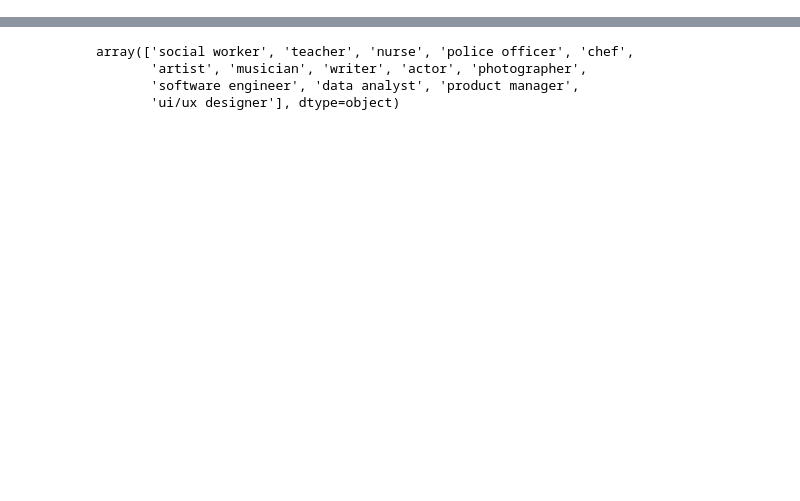
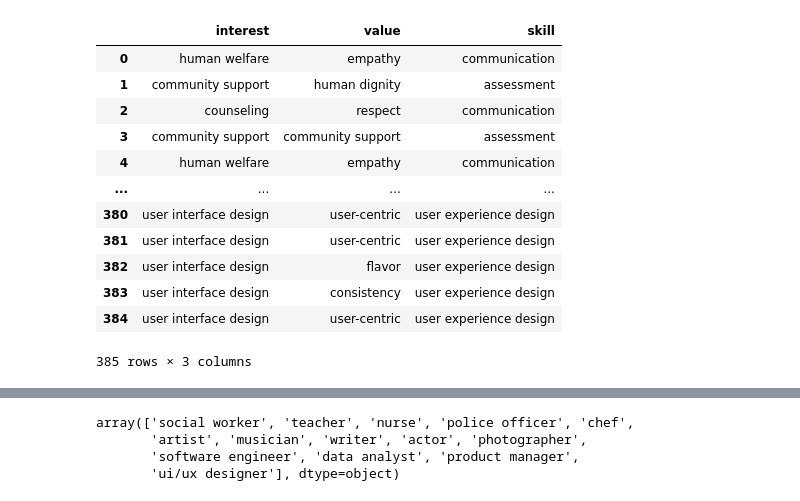
Before and after one commit to GourangPatidar/SIH-Career-Predictive-Model, a Jupyter notebook: notebooks/EDA.ipynb, the cells around one changed output, grey strips where cells are left out. Cells and saved outputs as stored; diff of their text form; code cells hidden in the pictures; blank space fills up the shorter version.

```diff
--- a/notebooks/EDA.ipynb
+++ b/notebooks/EDA.ipynb
@@ -14,3 +19,19 @@ df.head()
+# %%
+df.iloc[: , :-2]
+# %% [output]
+|  | interest | value | skill |
+| 0 | human welfare | empathy | communication |
+| 1 | community support | human dignity | assessment |
+| 2 | counseling | respect | communication |
+| 3 | community support | community support | assessment |
+| 4 | human welfare | empathy | communication |
+| ... | ... | ... | ... |
+| 380 | user interface design | user-centric | user experience design |
+| 381 | user interface design | user-centric | user experience design |
+| 382 | user interface design | flavor | user experience design |
+| 383 | user interface design | consistency | user experience design |
+| 384 | user interface design | user-centric | user experience design |
+385 rows × 3 columns
 # %%
 df.info()
 # %% [output]
```
Also changed, not shown: parts of 54 cells of this notebook, 57 other files.
